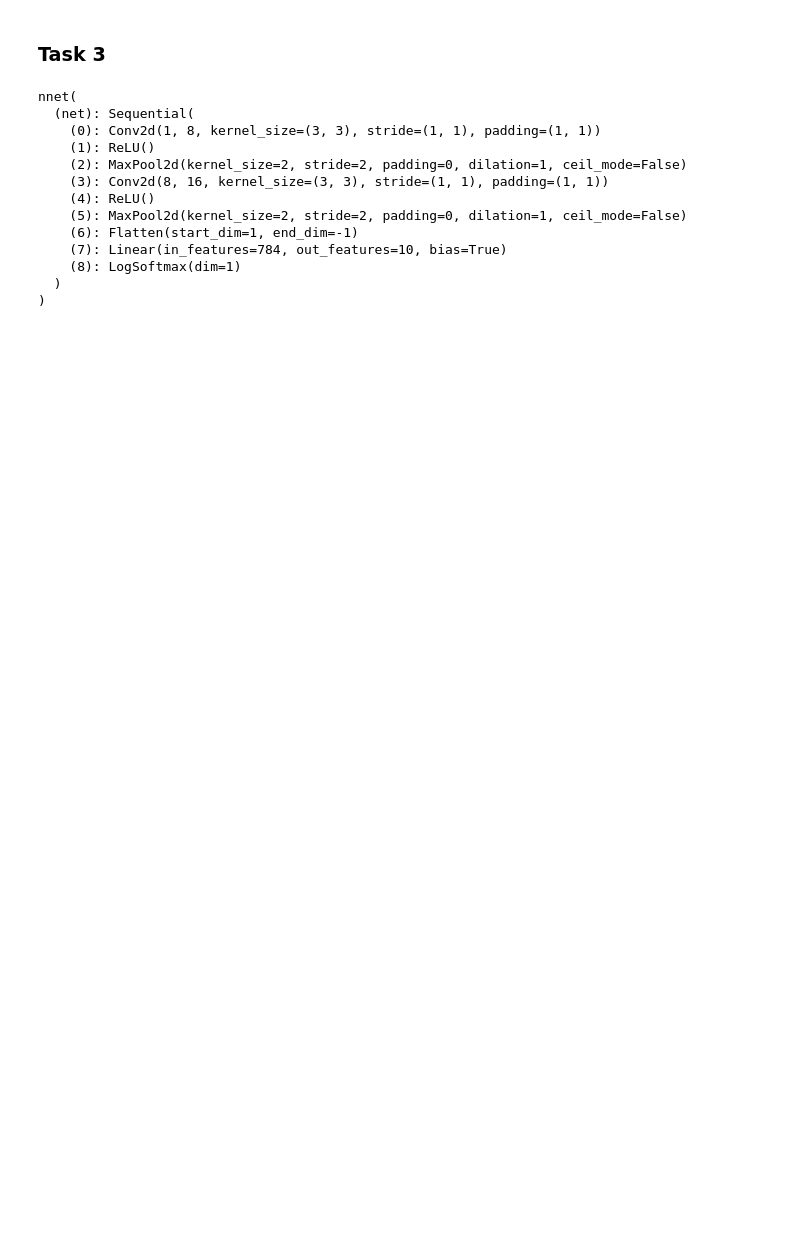
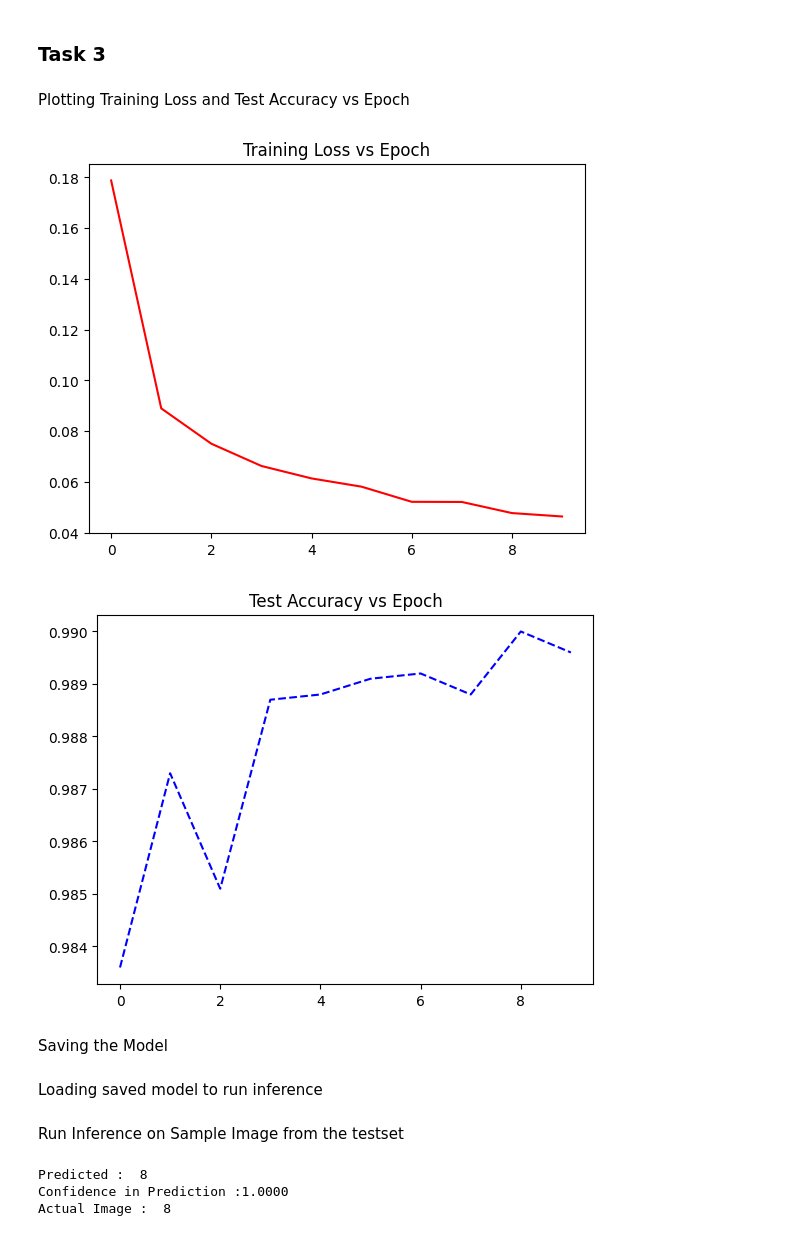
Before and after one commit to ddhanush24/project_deeptrace, a Jupyter notebook: 251CS225/MNIST_DigitClassification/Untitled1.ipynb, the cells around one changed output. Drawn from its saved outputs; the diff is of its cells as text; code cells hidden in the pictures; blank space fills up the shorter version.

```diff
--- a/251CS225/MNIST_DigitClassification/Untitled1.ipynb
+++ b/251CS225/MNIST_DigitClassification/Untitled1.ipynb
@@ -117,6 +117,7 @@ model=nnet().to(device)
 print(model)
 trainr = iter(trainloader)
 img,lbl=next(trainr)
+img =img.to(device)
 output=model(img)
 print(output.shape)
 # %% [output]
@@ -191,19 +190,22 @@ def test():
       loss=criterion(outputs,lbl)
       _,predicted=torch.max(outputs,1)
 
-      testloss= img.size(0) * loss.item()
+      testloss+= img.size(0) * loss.item()
       total+=img.size(0)
       correct+= (predicted==lbl).sum().item()
-  return (correct/total)
+  return (loss/total),(correct/total)
 #return training loss : (loss/total)
+# %%
+trloss=[]
+ttacc=[]
+epochs=[]
 # %%
-for epoch in range(7):
-  #count =0
-  # lossavg=0
-  # lavg2=0
-  lossavg = train()
-  #if count > 0:
-  lrsch.step()
-  acc = test()
-  print("Epoch ", epoch, " : TR Loss : ",lossavg, "   TT Acc : ",acc)
+for epoch in range(10):
+  trnloss = train()
+  #lrsch.step()
+  testloss,acc = test()
+  print("Epoch ", epoch, " : TR Loss : ",trnloss, "   TT Acc : ",acc)
+  epochs.append(epoch)
+  trloss.append(trnloss)
+  ttacc.append(acc)
 # %% [output]
@@ -217,5 +222,19 @@ Epoch  6  : TR Loss :  0.03585241214981723    TT Acc :  0.991
 # %% [markdown]
 ### Task 3
+# %% [markdown]
+Plotting Training Loss and Test Accuracy vs Epoch
+# %%
+plt.plot(epochs,trloss, color='red',linestyle="-")
+plt.title("Training Loss vs Epoch")
+plt.show()
+plt.plot(epochs,ttacc,color='blue', linestyle="--")
+plt.title("Test Accuracy vs Epoch")
+plt.show()
+# %% [output]
+[figure, added]
+[figure, added]
+# %% [markdown]
+Saving the Model
 # %%
 torch.save(model.state_dict(),"model.pt")
 # %%
@@ -225,18 +244,23 @@ torch.save(model.state_dict(),"model.pt")
+# %% [markdown]
+Loading saved model to run inference
 # %%
 model1=nnet()
 model1.load_state_dict(torch.load("model.pt"))
 model1.eval()
+trr=iter(testloader)
-# %% [output]
-nnet(
-  (net): Sequential(
-    (0): Conv2d(1, 8, kernel_size=(3, 3), stride=(1, 1), padding=(1, 1))
-    (1): ReLU()
-    (2): MaxPool2d(kernel_size=2, stride=2, padding=0, dilation=1, ceil_mode=False)
-    (3): Conv2d(8, 16, kernel_size=(3, 3), stride=(1, 1), padding=(1, 1))
-    (4): ReLU()
-    (5): MaxPool2d(kernel_size=2, stride=2, padding=0, dilation=1, ceil_mode=False)
-    (6): Flatten(start_dim=1, end_dim=-1)
-    (7): Linear(in_features=784, out_features=10, bias=True)
-    (8): LogSoftmax(dim=1)
-  )
-)
+# %% [markdown]
+Run Inference on Sample Image from the testset
+# %%
+img,lbl=next(trr)
+#img=img.to(device)
+with torch.no_grad():
+  outputs=model1(img)
+  loss=criterion(outputs,lbl)
+
+  print("Predicted : ",torch.argmax(outputs[0]).item())
+  print(f"Confidence in Prediction :{torch.exp(torch.max(outputs[0])).item():.4f} ")
+  print("Actual Image : ",lbl[0].item())
+# %% [output]
+Predicted :  8
+Confidence in Prediction :1.0000
+Actual Image :  8
```
Also changed, not shown: parts of 9 cells of this notebook.
